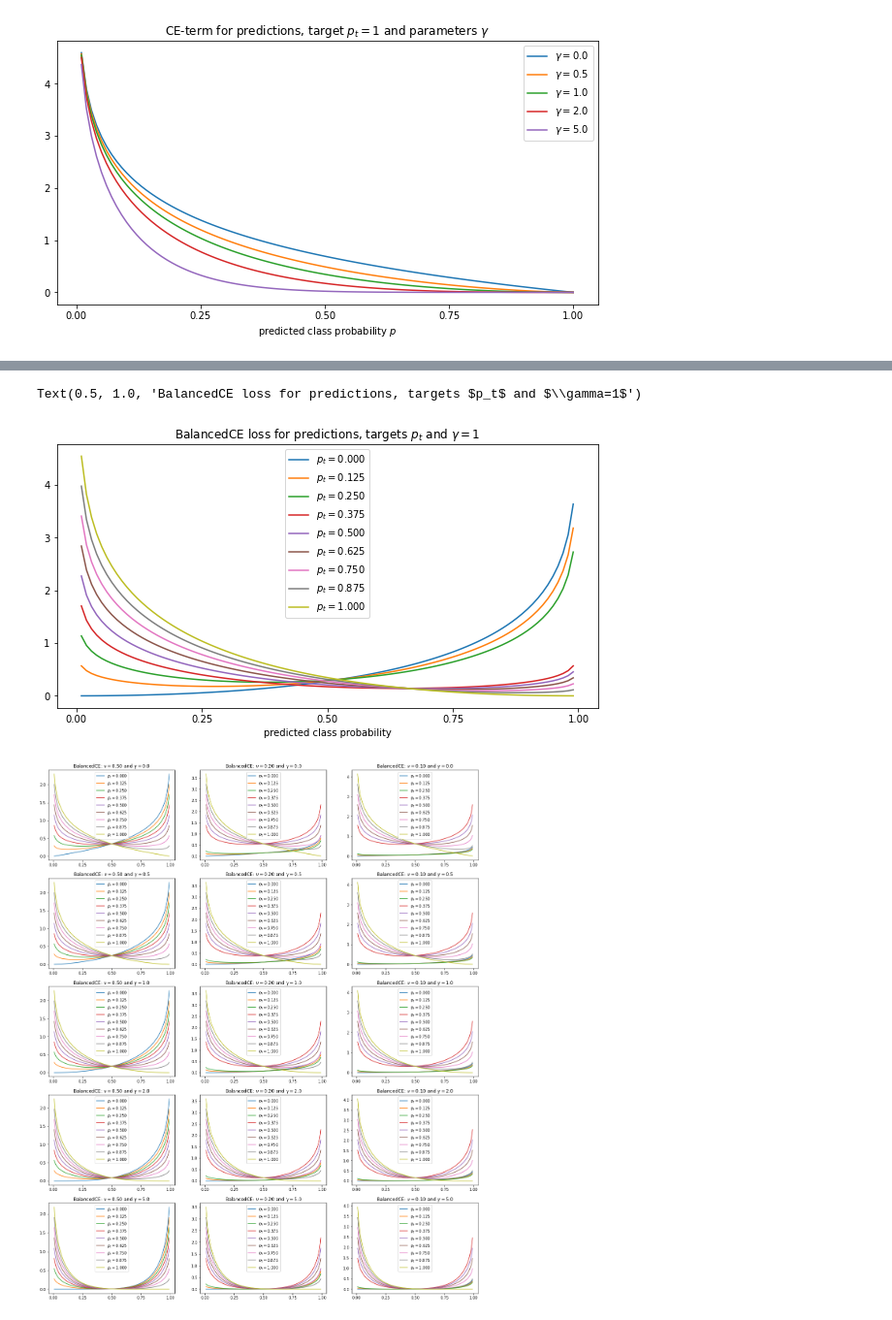
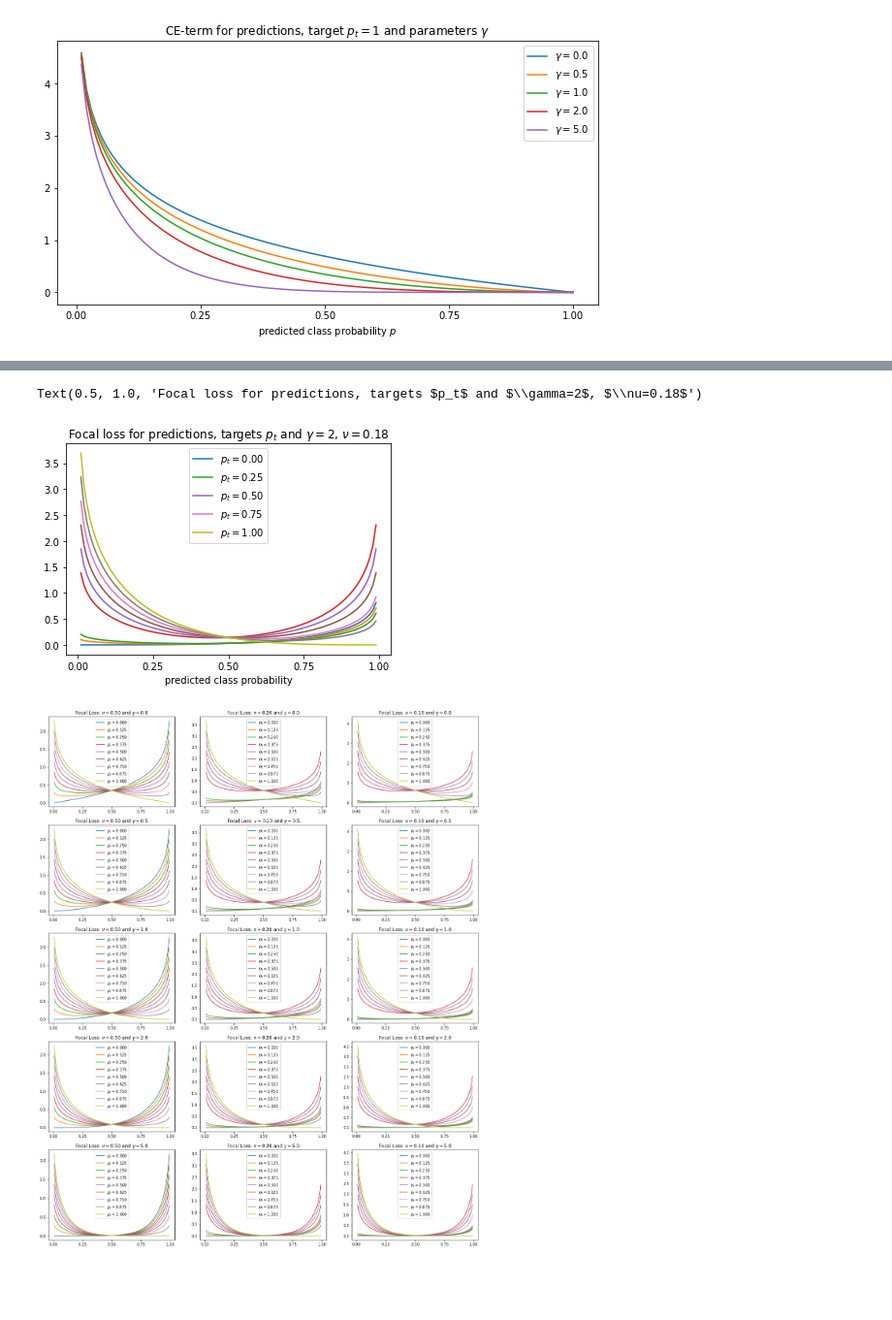
Before and after one commit to jjurm/road-segmentation, a Jupyter notebook: notebooks/losses.ipynb, the cells around one changed output, grey strips where cells are left out. Shown at 97% size. Cells and saved outputs as stored; diff of their text form; code cells hidden in the pictures; blank space fills up the shorter version.

```diff
--- a/notebooks/losses.ipynb
+++ b/notebooks/losses.ipynb
@@ -7,7 +7,7 @@ import cv2
 import numpy as np
 from tqdm.notebook import tqdm
 
-plt.rcParams["figure.figsize"] = (10,5)
+plt.rcParams["figure.figsize"] = (8,4)
 # %% [markdown]
 #### Class Imbalance
 # %%
@@ -193,27 +193,27 @@ Text(0.5, 1.0, 'CE loss for predictions, targets $p_t$ and $\\gamma=2$')
 # %%
 pred = torch.linspace(0, 1, 100).unsqueeze(1)
 target = torch.linspace(0, 1, 9).unsqueeze(0)
 
-gamma = 1
-class_freq = 0.8
+gamma = 2
+class_freq = 0.18
 class_thresh = 0.25
 target_class = target > class_thresh
 
 weight = torch.zeros_like(target)
 weight[target_class] = 1 - class_freq
 weight[~target_class] = class_freq
 
-ce = weight * - ((pred)**gamma) * (1-target)*torch.log(1-pred) -  ((1-pred)**gamma) * target*torch.log(pred)
+ce = weight * (- ((pred)**gamma) * (1-target)*torch.log(1-pred) -  ((1-pred)**gamma) * target*torch.log(pred))
 
 
-plt.plot(pred, ce, label=[f'$p_t={t.item():.3f}$' for t in target.T])
+plt.plot(pred, ce, label=[f'$p_t={t.item():.2f}$' if t in [0, 0.25, 0.5, 0.75, 1] else '' for t in target.T])
 plt.xticks(torch.linspace(0, 1, 5))
 plt.legend()
 plt.xlabel('predicted class probability')
-plt.title(f'BalancedCE loss for predictions, targets $p_t$ and $\gamma={gamma}$')
+plt.title(f'Focal loss for predictions, targets $p_t$ and $\gamma={gamma}$, $\\nu={class_freq}$')
 # %% [output]
-Text(0.5, 1.0, 'BalancedCE loss for predictions, targets $p_t$ and $\\gamma=1$')
+Text(0.5, 1.0, 'Focal loss for predictions, targets $p_t$ and $\\gamma=2$, $\\nu=0.18$')
-[figure, old version]
+[figure, new version]
 # %%
 
 pred = torch.linspace(0, 1, 100).unsqueeze(1)
```
Also changed, not shown: parts of 4 cells of this notebook, 3 other files.
